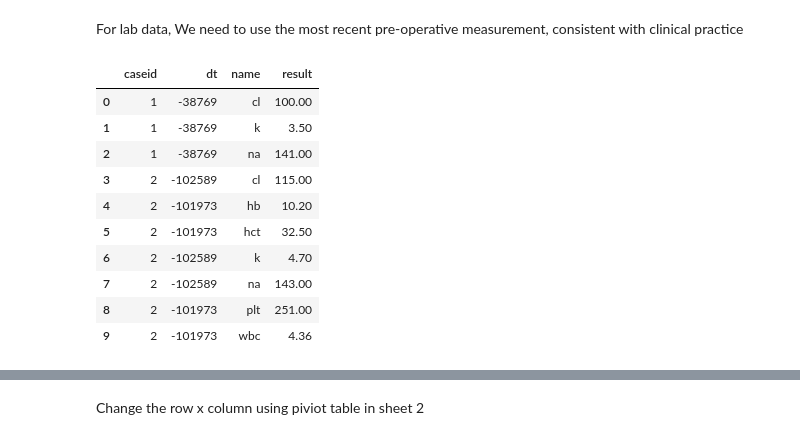
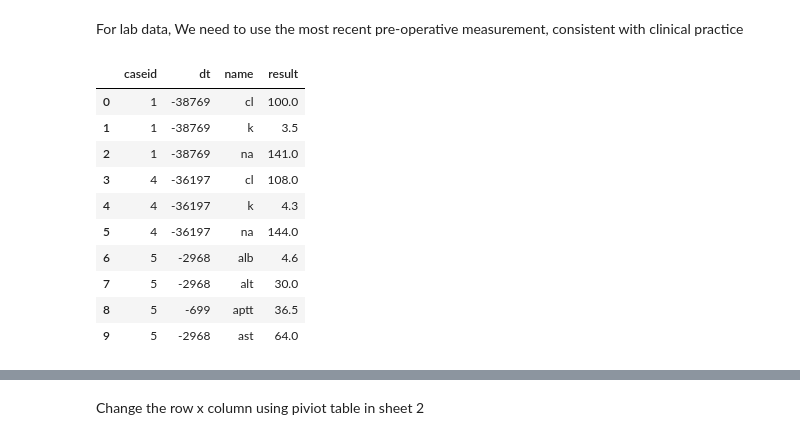
Before and after one commit to May-hk/lab-test-prediction, a Jupyter notebook: data_processing.ipynb, the cells around one changed output, grey strips where cells are left out. Cells and saved outputs as stored; diff of their text form; code cells hidden in the pictures.

```diff
--- a/data_processing.ipynb
+++ b/data_processing.ipynb
@@ -13,21 +13,21 @@ lab_data1 = pd.read_csv("datasets/lab_data.csv")
 # %% [markdown]
 For lab data, We need to use the most recent pre-operative measurement, consistent with clinical practice
 # %%
-preop = lab_data1[lab_data1['dt'] < 0]
+preop = lab_data1[(lab_data1['dt'] < 0) & (lab_data1['dt'] >= -43200)]
 
 preop_last = (preop.sort_values('dt').groupby(['caseid', 'name']).last()
               .reset_index()[['caseid','dt', 'name', 'result']])
 
 preop_last.head(10)
 # %% [output]
 |  | caseid | dt | name | result |
-| 0 | 1 | -38769 | cl | 100.00 |
-| 1 | 1 | -38769 | k | 3.50 |
-| 2 | 1 | -38769 | na | 141.00 |
-| 3 | 2 | -102589 | cl | 115.00 |
-| 4 | 2 | -101973 | hb | 10.20 |
-| 5 | 2 | -101973 | hct | 32.50 |
-| 6 | 2 | -102589 | k | 4.70 |
-| 7 | 2 | -102589 | na | 143.00 |
-| 8 | 2 | -101973 | plt | 251.00 |
-| 9 | 2 | -101973 | wbc | 4.36 |
+| 0 | 1 | -38769 | cl | 100.0 |
+| 1 | 1 | -38769 | k | 3.5 |
+| 2 | 1 | -38769 | na | 141.0 |
+| 3 | 4 | -36197 | cl | 108.0 |
+| 4 | 4 | -36197 | k | 4.3 |
+| 5 | 4 | -36197 | na | 144.0 |
+| 6 | 5 | -2968 | alb | 4.6 |
+| 7 | 5 | -2968 | alt | 30.0 |
+| 8 | 5 | -699 | aptt | 36.5 |
+| 9 | 5 | -2968 | ast | 64.0 |
```
Also changed, not shown: parts of 11 cells of this notebook.
